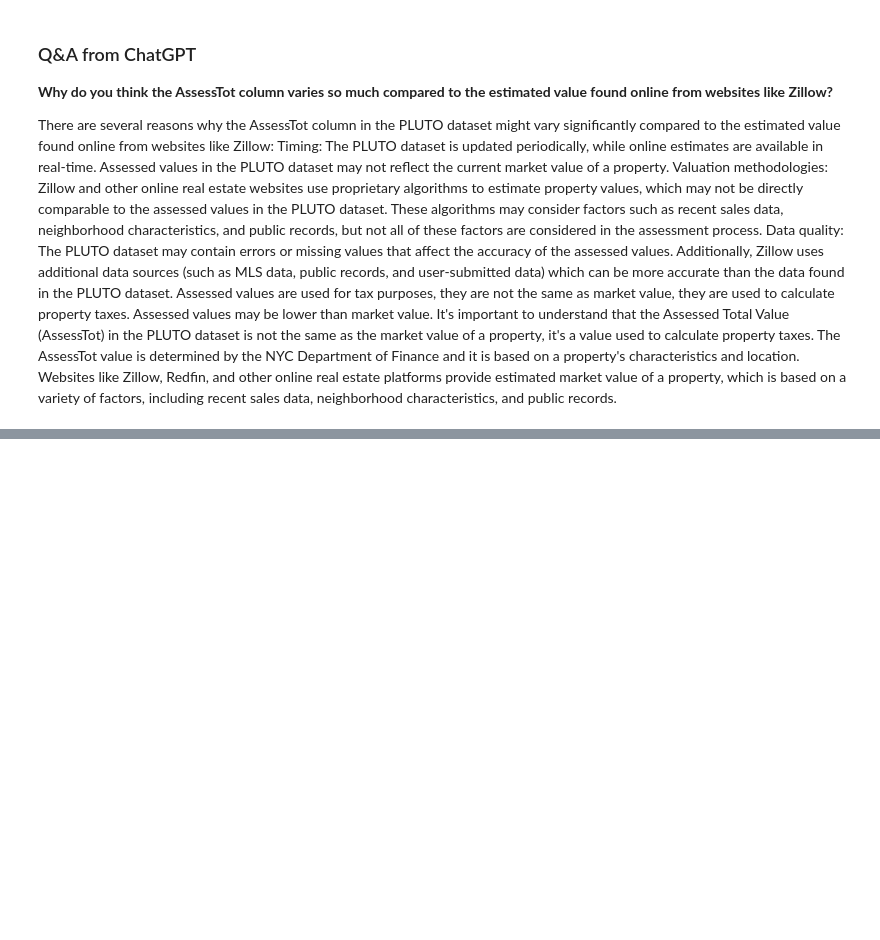
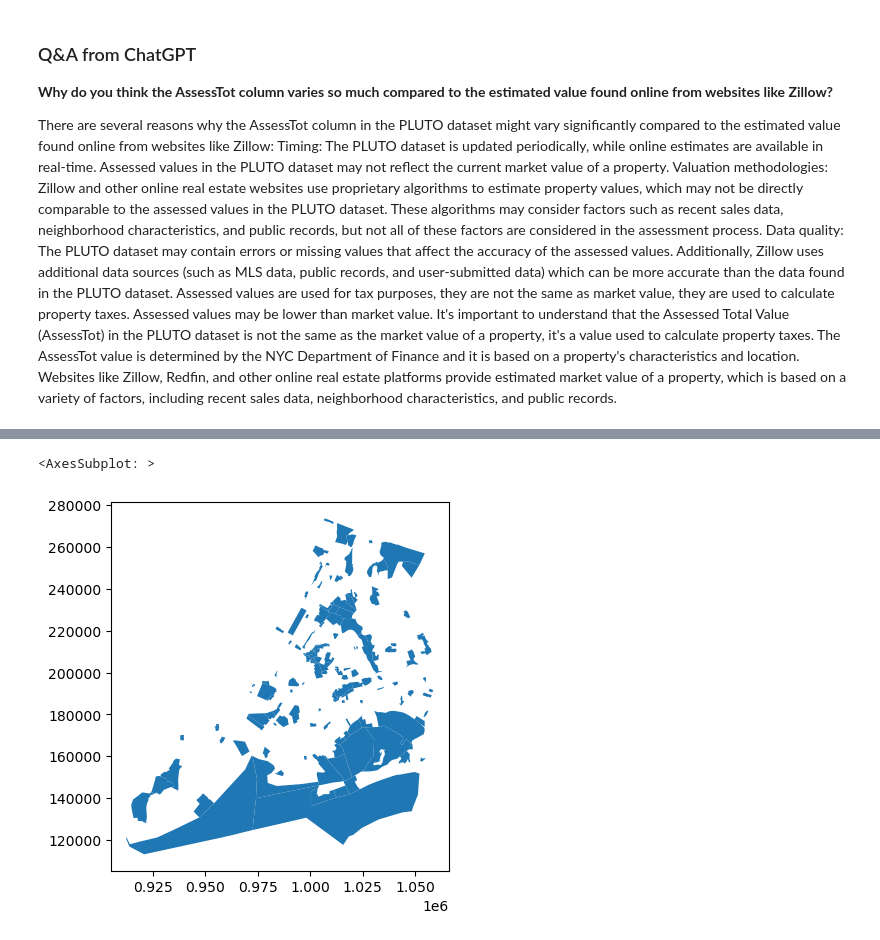
Before and after one commit to block-party-studio/block_party, a Jupyter notebook: notebooks/case_studies/dataXdesign/price_per_sqft.ipynb, the cells around one changed output, grey strips where cells are left out. Cells and saved outputs as stored; diff of their text form; code cells hidden in the pictures; blank space fills up the shorter version.

```diff
--- a/notebooks/case_studies/dataXdesign/price_per_sqft.ipynb
+++ b/notebooks/case_studies/dataXdesign/price_per_sqft.ipynb
@@ -1043,0 +1189,6 @@ It's important to understand that the Assessed Total Value (AssessTot) in the PL
+# %%
+# appears most missing values are not geographies with populations living
+ct_shp[ct_shp['B19013_001E'].isna()].plot()
+# %% [output]
+<AxesSubplot: >
+[figure, added]
```
Also changed, not shown: parts of 33 cells of this notebook.
